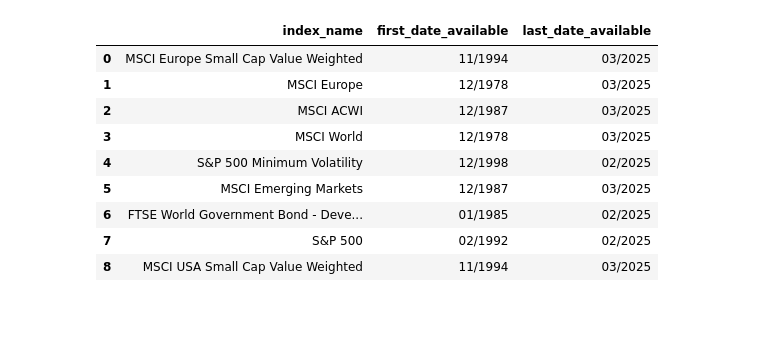
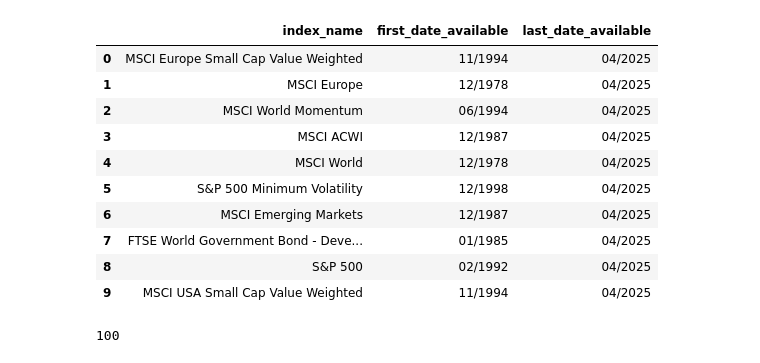
Before and after one commit to PhisicsLollo0/Finance4All, a Jupyter notebook: prices_scraping.ipynb, the cells around one changed output. Saved outputs shown, nothing was run; the diff lists cells and outputs as text; code cells hidden in the pictures; blank space fills up the shorter version.

Commit message:
first functions upgrade

```diff
--- a/prices_scraping.ipynb
+++ b/prices_scraping.ipynb
@@ -15,40 +18,14 @@ File downloaded and renamed to /home/cavallo/Finance4All/data/indexes/MSCI_USA_S
-# %%
-from datetime import datetime
-import pandas as pd
-from glob import glob
-
-now = datetime.now()
-
-current_date = now.strftime("%Y/%m")  # Current date
-current_date
-
-available_indexes = glob("data/indexes/*.csv")
-
-index_name         = []
-last_date_available = []
-first_date_available = []
-
-for i in range(len(available_indexes)):
-    df = pd.read_csv(available_indexes[i])
-    last_date_available.append(df.Date.values[-1])
-    first_date_available.append(df.Date.values[0])
-    index_name.append(df.columns[-1])
-
-index_dictionary = pd.DataFrame({
-    "index_name": index_name,
-    "first_date_available": first_date_available,
-    "last_date_available": last_date_available,
-})
-
-index_dictionary
-# %% [output]
-|  | index_name | first_date_available | last_date_available |
-| 0 | MSCI Europe Small Cap Value Weighted | 11/1994 | 03/2025 |
-| 1 | MSCI Europe | 12/1978 | 03/2025 |
-| 2 | MSCI ACWI | 12/1987 | 03/2025 |
-| 3 | MSCI World | 12/1978 | 03/2025 |
-| 4 | S&P 500 Minimum Volatility | 12/1998 | 02/2025 |
-| 5 | MSCI Emerging Markets | 12/1987 | 03/2025 |
-| 6 | FTSE World Government Bond - Deve... | 01/1985 | 02/2025 |
-| 7 | S&P 500 | 02/1992 | 02/2025 |
-| 8 | MSCI USA Small Cap Value Weighted | 11/1994 | 03/2025 |
+# %%
+get_data_info()
+# %% [output]
+|  | index_name | first_date_available | last_date_available |
+| 0 | MSCI Europe Small Cap Value Weighted | 11/1994 | 04/2025 |
+| 1 | MSCI Europe | 12/1978 | 04/2025 |
+| 2 | MSCI World Momentum | 06/1994 | 04/2025 |
+| 3 | MSCI ACWI | 12/1987 | 04/2025 |
+| 4 | MSCI World | 12/1978 | 04/2025 |
+| 5 | S&P 500 Minimum Volatility | 12/1998 | 04/2025 |
+| 6 | MSCI Emerging Markets | 12/1987 | 04/2025 |
+| 7 | FTSE World Government Bond - Deve... | 01/1985 | 04/2025 |
+| 8 | S&P 500 | 02/1992 | 04/2025 |
+| 9 | MSCI USA Small Cap Value Weighted | 11/1994 | 04/2025 |
@@ -54,0 +34,4 @@ index_dictionary
+# %%
+sum(portfolio.values())
+# %% [output]
+100
```
Also changed, not shown: parts of 6 cells of this notebook, 17 other files.
